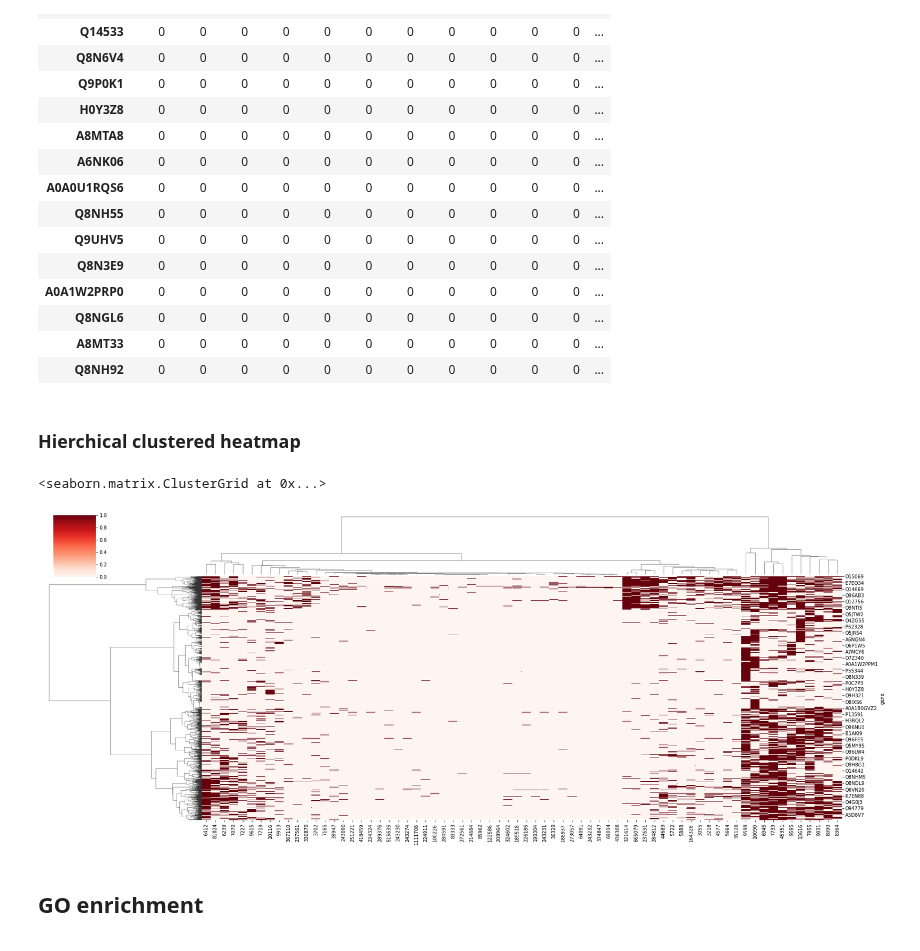
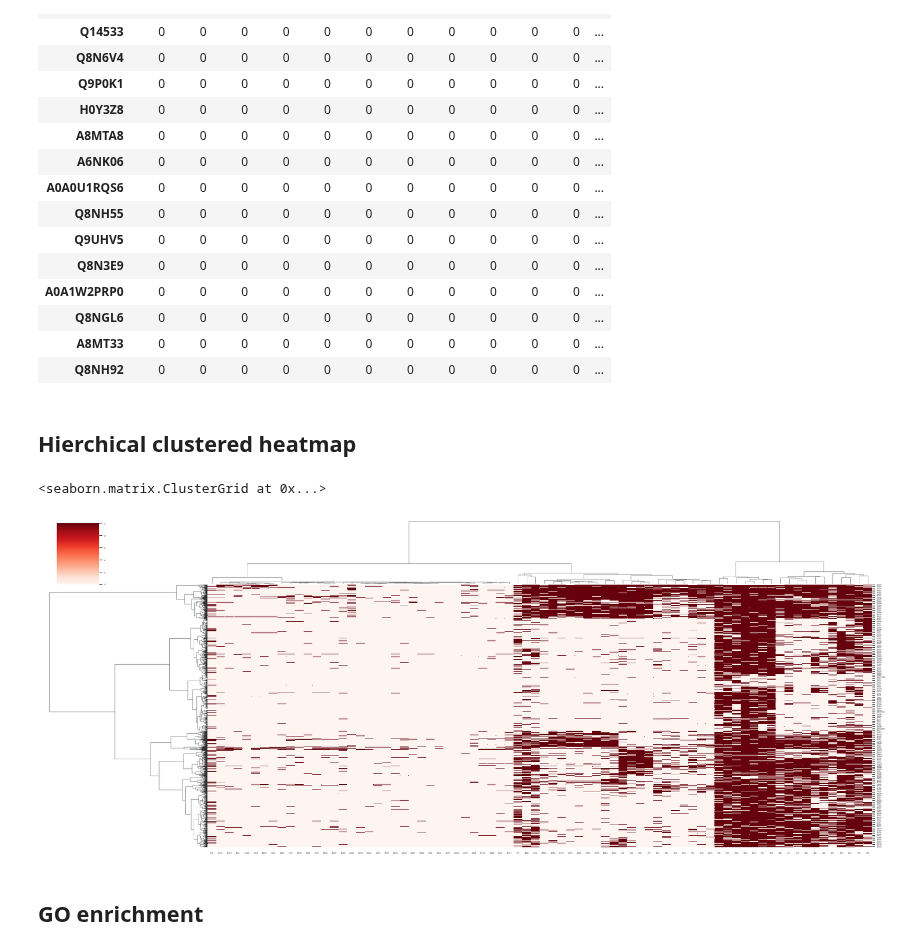
Before and after one commit to geovalexis/PP2GO, a Jupyter notebook: notebooks/phylogenetic_profiling.ipynb, the cells around one changed output. Drawn from its saved outputs; the diff is of its cells as text; code cells hidden in the pictures.

Commit message:
Recomputed clustered heat map with MtP 2016 dataset

```diff
--- a/notebooks/phylogenetic_profiling.ipynb
+++ b/notebooks/phylogenetic_profiling.ipynb
@@ -144,20 +153,12 @@ References:
 # %%
-import pandas as pd
-import numpy as np
-from scipy.spatial.distance import pdist, squareform
+# Implementation of the matrix with Sklearn (normalized also):
+from sklearn.metrics import pairwise_distances
 
-# Compute a distance matrix with SciPy (it automatically "normalized" the data -> distances are calculated having into account the size of the dataset)
 def computeDistanceMatrix(matrix, distance_metric):
-    Y = pdist(matrix, metric=distance_metric) # uncondensed distance matrix
-    return Y
-
-# Implementation of the matrix with Sklearn (normalized also):
-# from sklearn.metrics import pairwise_distances
-# def computeDistanceMatrix(matrix, distance_metric):
-#   Y = pairwise_distances(matrix, metric=distance_metric) # Directly gives a condensed matrix
-#   Y = squareform(Y) # To condense the matrix (yes, it does both) in case it is needed in this form (Scipy needs the matrix as condense to compute the dendogram)
-#                     # squareform is used for both condense or uncodense a given matrix
-#   return Y
+  Y = pairwise_distances(matrix, metric=distance_metric) # Directly gives a condensed matrix
+  Y = squareform(Y) # To condense the matrix (yes, it does both) in case it is needed in this form (Scipy needs the matrix as condense to compute the dendogram)
+                    # squareform is used for both condense or uncodense a given matrix
+  return Y
 # %% [markdown]
 ### With Hamming distance
 # %%
@@ -458,25 +463,26 @@ sorted_clusters = orthologs_counts_matrix_presence_absence.groupby(level=["clust
 ort_counts_pr_abs_sorted_by_cluster_size = orthologs_counts_matrix_presence_absence.reindex(level="cluster", index=sorted_clusters.index.values)
 #plotHeatMap(ort_counts_pr_abs_sorted_by_cluster_size)
 # %% [markdown]
-### Hierchical clustered heatmap
+## Hierchical clustered heatmap
 # %%
 import pandas as pd
 import seaborn as sns
 import matplotlib.pyplot as plt
 
-original_matrix = orthologs_counts_matrix_presence_absence.droplevel("cluster")
-Y_genes = Y # Already computed distance matrix for the genes/proteins (rows)
+original_matrix = getOrthologsPresenceMatrix()
+Y_genes = computeDistanceMatrix(original_matrix, "hamming")
 Z_genes = getLinkageMatrixScipy(Y_genes)
 Y_species = computeDistanceMatrix(original_matrix.T, #Transposed so it computes the distance matrix for the columns (species)
                                   distance_metric="hamming")
 Z_species = getLinkageMatrixScipy(Y_species)
-
-sns.clustermap(original_matrix,
-               #method='complete', metric='hamming',
-               standard_scale=None, figsize=(25, 10),
-               row_cluster=True, col_cluster=True,
-               row_linkage=Z_genes, col_linkage=Z_species, #In {row,col}_linkage parameters we could specify directly the distance precomputed linkage matrix
-               cmap="Reds")        # Other way sns.mpl_palette("reds",n_colors=2, as_cmap=True))
-# %% [output]
-<seaborn.matrix.ClusterGrid at 0x...>
-[figure, removed]
+# %%
+plot = sns.clustermap(original_matrix,
+               #method='complete', metric='hamming',
+               standard_scale=None, figsize=(25, 10),
+               row_cluster=True, col_cluster=True,
+               row_linkage=Z_genes, col_linkage=Z_species,
+               cmap="Reds")        # Other way sns.mpl_palette("reds",n_colors=2, as_cmap=True))
+plot
+# %% [output]
+<seaborn.matrix.ClusterGrid at 0x...>
+[figure, added]
```
Also changed, not shown: parts of 7 cells of this notebook.
